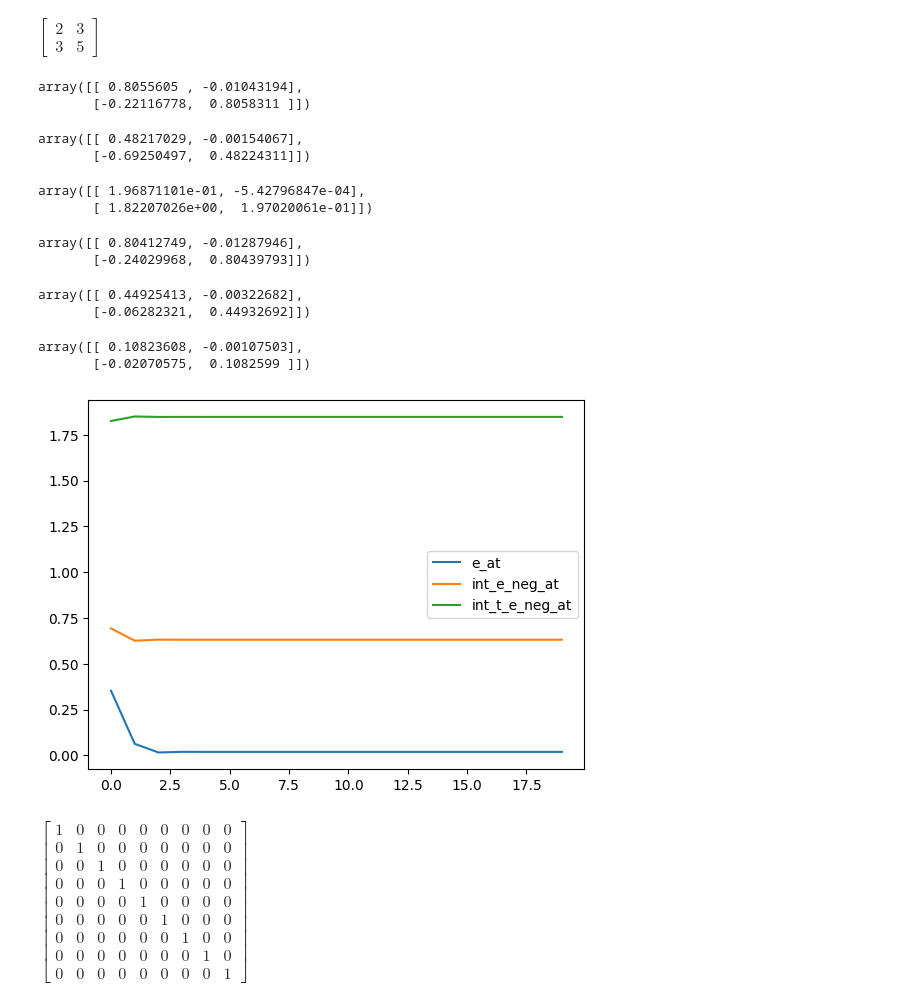
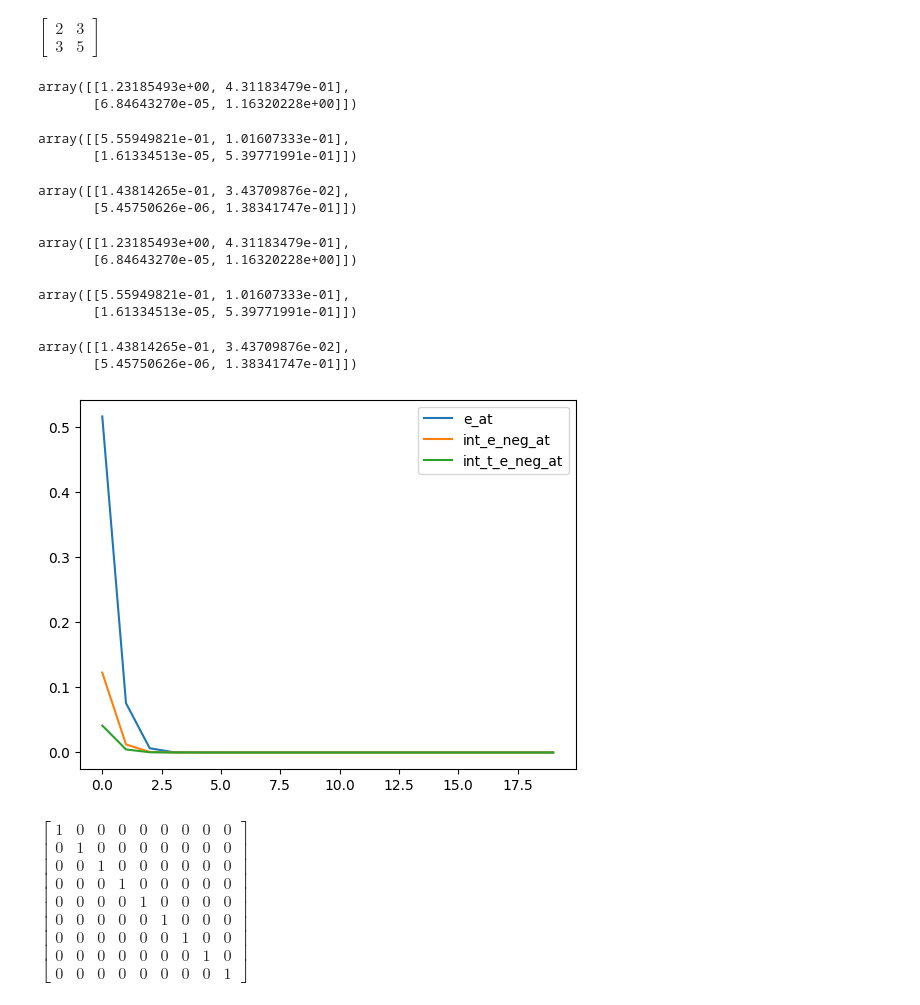
Before and after one commit to WangYuNeng/Ark, a Jupyter notebook: examples/tln/sspuf_symbolic.ipynb, the cells around one changed output. Cells and saved outputs as stored; diff of their text form; code cells hidden in the pictures.

```diff
--- a/examples/tln/sspuf_symbolic.ipynb
+++ b/examples/tln/sspuf_symbolic.ipynb
@@ -151,55 +151,56 @@ $\displaystyle \left[\begin{matrix}2 & 3\\3 & 5\end{matrix}\right]$
 # %%
 # Debug. Check integral value with invertible matrices.
 from scipy.linalg import expm
-from numpy.linalg import inv
+from numpy.linalg import inv, matrix_power
 
 def numerical_expm_int(A, t0, t1):
-    return inv(A) * (expm(A * t1) - expm(A * t0))
+    return inv(A) @ (expm(A * t1) - expm(A * t0))
 
 def numerical_expm_t_int(A, t0, t1):
-    return - inv(A) ** 2 * (expm(A * t1) - expm(A * t0)) + inv(A) * (expm(A * t1) * t1 - expm(A * t0) * t0)
+    return - matrix_power(inv(A), 2) @ (expm(A * t1) - expm(A * t0)) + inv(A) @ (expm(A * t1) * t1 - expm(A * t0) * t0)
 
-np.random.seed(2)
+np.random.seed(1)
 a = np.random.rand(2, 2)
 t0, t1 = 0, 0.5
-e_at = expm(-a * t1)
-int_e_neg_at = numerical_expm_int(-a, t0, t1)
-int_t_e_neg_at = numerical_expm_t_int(-a, t0, t1)
+e_at = expm(a * t1)
+int_e_neg_at = numerical_expm_int(a, t0, t1)
+int_t_e_neg_at = numerical_expm_t_int(a, t0, t1)
 display(e_at)
 display(int_e_neg_at)
 display(int_t_e_neg_at)
+a = Matrix(a)
 errs = [[], [], []]
 for n_order in range(20):
-    approx_e_at = to_numpy(matrix_exp(-a, t1, n_order))
-    approx_int_e_neg_at = to_numpy(integral_matrix_exp(-a, t1, n_order) - integral_matrix_exp(-a, t0, n_order))
-    approx_int_t_e_neg_at = to_numpy(integral_matrix_exp_times_t(-a, t1, n_order) - integral_matrix_exp_times_t(-a, t0, n_order))
+    approx_e_at = to_numpy(matrix_exp(a, t1, n_order))
+    approx_int_e_neg_at = to_numpy(integral_matrix_exp(a, t1, n_order) - integral_matrix_exp(a, t0, n_order))
+    approx_int_t_e_neg_at = to_numpy(integral_matrix_exp_times_t(a, t1, n_order) - integral_matrix_exp_times_t(a, t0, n_order))
     errs[0].append(np.linalg.norm(e_at - approx_e_at))
     errs[1].append(np.linalg.norm(int_e_neg_at - approx_int_e_neg_at))
     errs[2].append(np.linalg.norm(int_t_e_neg_at - approx_int_t_e_neg_at))
 
 display(approx_e_at)
 display(approx_int_e_neg_at)
 display(approx_int_t_e_neg_at)
 plt.figure()
 plt.plot(errs[0], label='e_at')
 plt.plot(errs[1], label='int_e_neg_at')
 plt.plot(errs[2], label='int_t_e_neg_at')
 plt.legend()
 plt.show()
 # %% [output]
-array([[ 0.8055605 , -0.01043194],
-       [-0.22116778,  0.8058311 ]])
+array([[1.23185493e+00, 4.31183479e-01],
+       [6.84643270e-05, 1.16320228e+00]])
-array([[ 0.48217029, -0.00154067],
-       [-0.69250497,  0.48224311]])
+array([[5.55949821e-01, 1.01607333e-01],
+       [1.61334513e-05, 5.39771991e-01]])
-array([[ 1.96871101e-01, -5.42796847e-04],
-       [ 1.82207026e+00,  1.97020061e-01]])
+array([[1.43814265e-01, 3.43709876e-02],
+       [5.45750626e-06, 1.38341747e-01]])
-array([[ 0.80412749, -0.01287946],
-       [-0.24029968,  0.80439793]])
+array([[1.23185493e+00, 4.31183479e-01],
+       [6.84643270e-05, 1.16320228e+00]])
-array([[ 0.44925413, -0.00322682],
-       [-0.06282321,  0.44932692]])
+array([[5.55949821e-01, 1.01607333e-01],
+       [1.61334513e-05, 5.39771991e-01]])
-array([[ 0.10823608, -0.00107503],
-       [-0.02070575,  0.1082599 ]])
+array([[1.43814265e-01, 3.43709876e-02],
+       [5.45750626e-06, 1.38341747e-01]])
-[figure, old version]
+[figure, new version]
 # %%
 def flatten_list(x):
     while isinstance(x[0], list):
```
Also changed, not shown: parts of 5 cells of this notebook.
